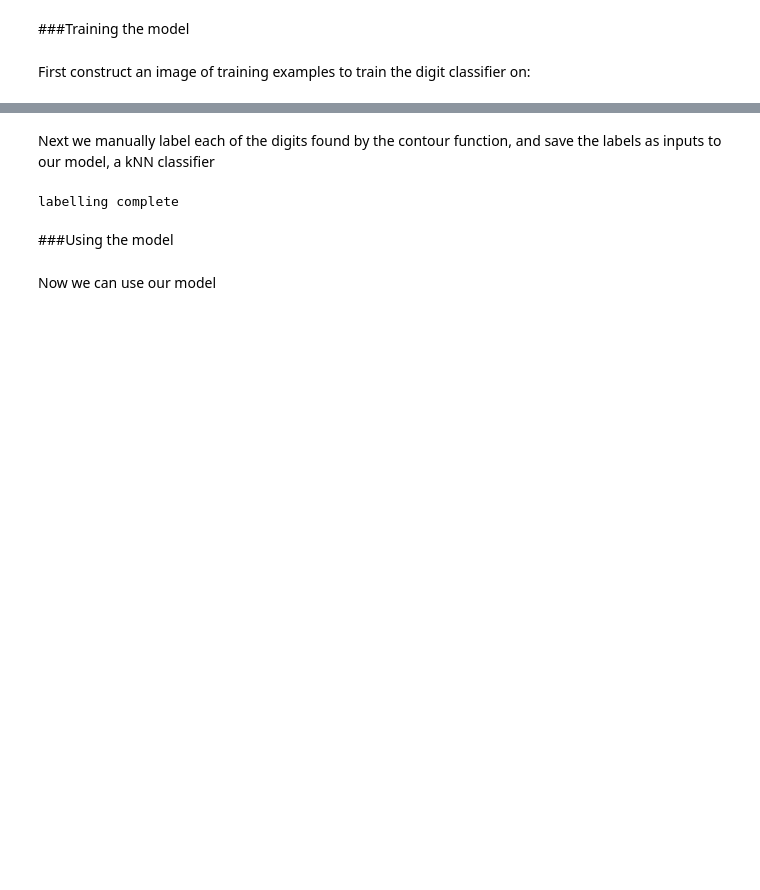
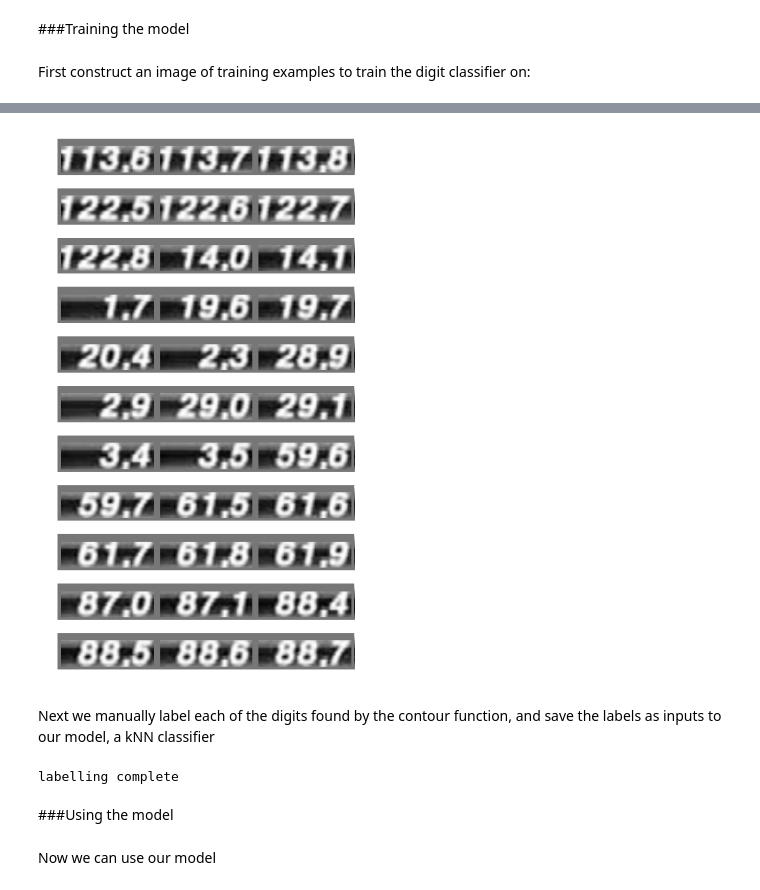
Before and after one commit to DublinSam/tour-project, a Jupyter notebook: notebooks/Digit Classification.ipynb, the cells around one changed output, grey strips where cells are left out. Cells and saved outputs as stored; diff of their text form; code cells hidden in the pictures; blank space fills up the shorter version.

```diff
--- a/notebooks/Digit Classification.ipynb
+++ b/notebooks/Digit Classification.ipynb
@@ -13,3 +21,7 @@ construct_training_image()
+# %%
+construct_training_image(src_dir=SAMPLE_IMAGES, target_dir=TARGET_DIR)
+# %% [output]
+[figure, added]
 # %%
 from train_classifier import save_model_labels
 # %% [markdown]
```
Also changed, not shown: parts of 17 cells of this notebook, 4 other files.
